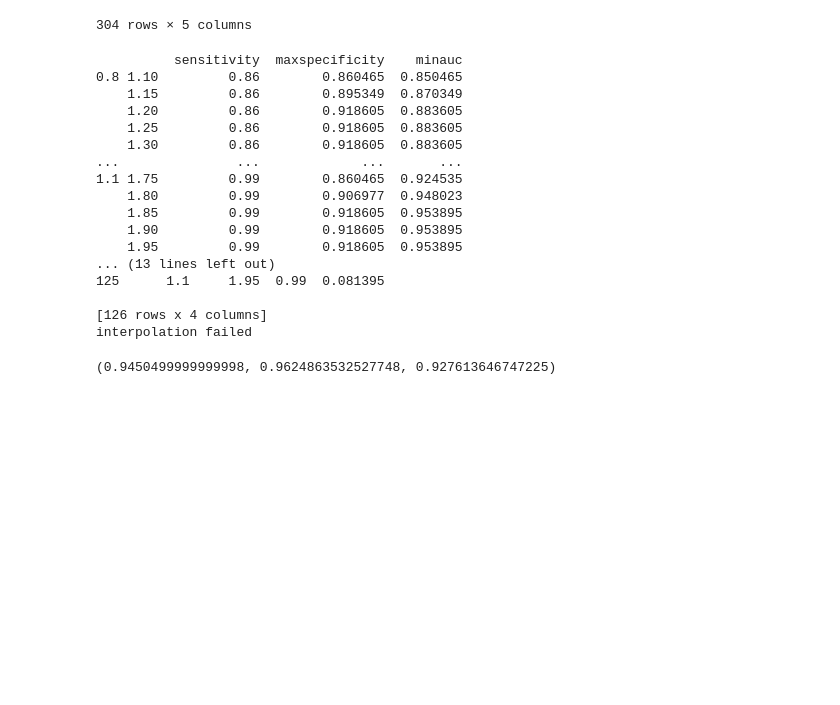
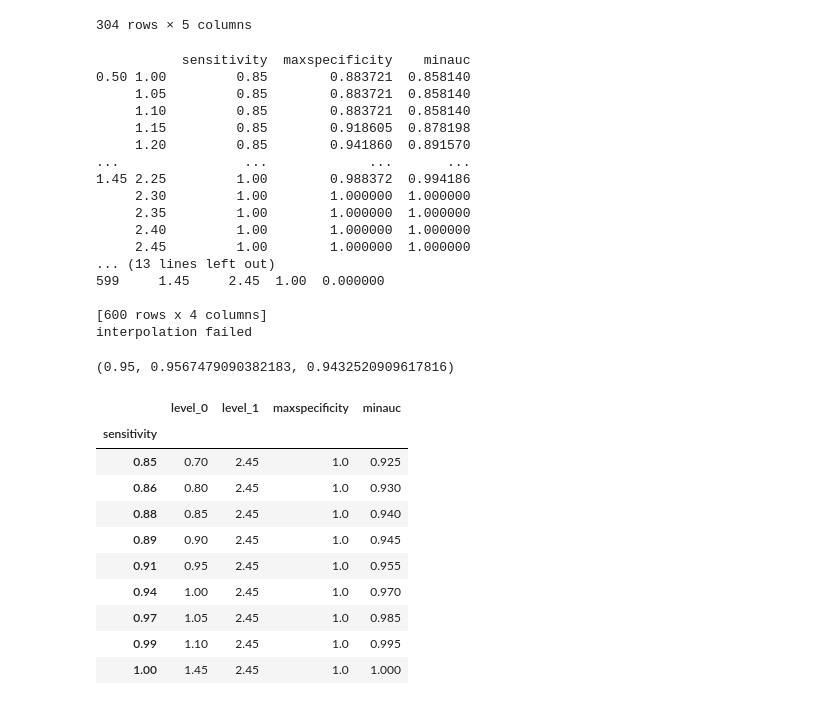
Before and after one commit to zeroknowledgediscovery/truthnet, a Jupyter notebook: truthnet/examples/minAUCcalculation.ipynb, the cells around one changed output. Cells and saved outputs as stored; diff of their text form; code cells hidden in the pictures; blank space fills up the shorter version.

```diff
--- a/truthnet/examples/minAUCcalculation.ipynb
+++ b/truthnet/examples/minAUCcalculation.ipynb
@@ -90,8 +88,8 @@ resf['dx'] = [int(x[-1]) for x in resf.index.values]
 import numpy as np
 from tqdm import tqdm
 R={}
-for c0 in tqdm(np.arange(.8,1.1,.05)):
-    for c2 in tqdm(np.arange(1.1,2,.05)):
+for c0 in tqdm(np.arange(.5,1.5,.05)):
+    for c2 in tqdm(np.arange(1,2.5,.05)):
         b,_,_=validate(resf,C0=c0,C1=0.76,C2=c2,DX=True,
                    score=True,plots=False,verbose=False,
                    validation_type='withdx')
@@ -124,24 +122,38 @@ ztm.allmeasures(interpolate=True)
 ztm.usample(precision=2)
 ztm.auc()
 # %% [output]
-          sensitivity  maxspecificity    minauc
-0.8 1.10         0.86        0.860465  0.850465
-    1.15         0.86        0.895349  0.870349
-    1.20         0.86        0.918605  0.883605
-    1.25         0.86        0.918605  0.883605
-    1.30         0.86        0.918605  0.883605
-...               ...             ...       ...
-1.1 1.75         0.99        0.860465  0.924535
-    1.80         0.99        0.906977  0.948023
-    1.85         0.99        0.918605  0.953895
-    1.90         0.99        0.918605  0.953895
-    1.95         0.99        0.918605  0.953895
+           sensitivity  maxspecificity    minauc
+0.50 1.00         0.85        0.883721  0.858140
+     1.05         0.85        0.883721  0.858140
+     1.10         0.85        0.883721  0.858140
+     1.15         0.85        0.918605  0.878198
+     1.20         0.85        0.941860  0.891570
+...                ...             ...       ...
+1.45 2.25         1.00        0.988372  0.994186
+     2.30         1.00        1.000000  1.000000
+     2.35         1.00        1.000000  1.000000
+     2.40         1.00        1.000000  1.000000
+     2.45         1.00        1.000000  1.000000
 ... (13 lines left out)
-125      1.1     1.95  0.99  0.081395
+599     1.45     2.45  1.00  0.000000
 
-[126 rows x 4 columns]
+[600 rows x 4 columns]
 interpolation failed
-(0.9450499999999998, 0.9624863532527748, 0.927613646747225)
+(0.95, 0.9567479090382183, 0.9432520909617816)
+# %%
+rf.reset_index().groupby('sensitivity').max()
+# %% [output]
+|  | level_0 | level_1 | maxspecificity | minauc |
+| sensitivity |  |  |  |  |
+| 0.85 | 0.70 | 2.45 | 1.0 | 0.925 |
+| 0.86 | 0.80 | 2.45 | 1.0 | 0.930 |
+| 0.88 | 0.85 | 2.45 | 1.0 | 0.940 |
+| 0.89 | 0.90 | 2.45 | 1.0 | 0.945 |
+| 0.91 | 0.95 | 2.45 | 1.0 | 0.955 |
+| 0.94 | 1.00 | 2.45 | 1.0 | 0.970 |
+| 0.97 | 1.05 | 2.45 | 1.0 | 0.985 |
+| 0.99 | 1.10 | 2.45 | 1.0 | 0.995 |
+| 1.00 | 1.45 | 2.45 | 1.0 | 1.000 |
 # %%
 ztm.get().dropna()
 # %% [output]
```
Also changed, not shown: parts of 16 cells of this notebook, 18 other files.
